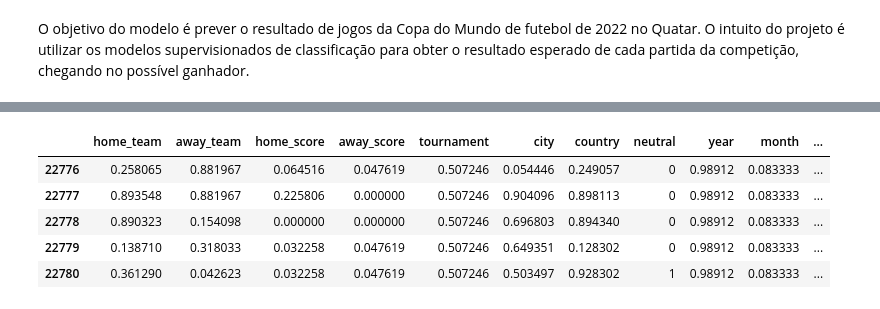
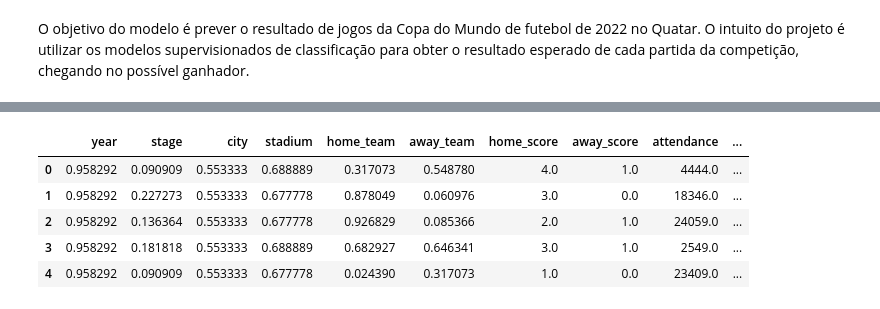
Before and after one commit to xxbielxd/Machine_Learning_Final, a Jupyter notebook: Machine_Learning_Final.ipynb, the cells around one changed output, grey strips where cells are left out. Saved outputs shown, nothing was run; the diff lists cells and outputs as text; code cells hidden in the pictures.

```diff
--- a/Machine_Learning_Final.ipynb
+++ b/Machine_Learning_Final.ipynb
@@ -40,7 +40,7 @@ import pandas as pd
 import numpy as np
 # %%
 # Realizamos a leitura do dataset
-dados = pd.read_csv("results.csv")
+dados = pd.read_csv("jogos.csv")
 # %%
 # Fazemos a descrição dos dados:
 dados.head()
@@ -98,9 +121,0 @@ dados[["home_score","away_score"]]
-# %%
-# Separamos os valores de data em colunas diferentes
-dados[["year", "month", "day"]] = dados["date"].str.split("-", expand = True)
-
-# Convertemos as strings para inteiros
-dados[["year", "month", "day"]] = dados[["year", "month", "day"]].astype("int")
-dados[["year", "month", "day"]]
-
-dados.drop("date", axis=1)
@@ -122,9 +278,9 @@ dados.drop("date", axis=1)
 # Mudamos os valores de cada coluna categorica para o tipo category, para futuramente transformá-los em números
 dados["home_team"]  = dados["home_team"].astype('category')
 dados["away_team"]  = dados["away_team"].astype('category')
-dados["tournament"] = dados["tournament"].astype('category')
+dados["stadium"] = dados["stadium"].astype('category')
 dados["city"]       = dados["city"].astype('category')
-dados["country"]    = dados["country"].astype('category')
+dados["stage"]    = dados["stage"].astype('category')
 dados.info()
 # %% [output]
 <class 'pandas.core.frame.DataFrame'>
@@ -149,9 +304,10 @@ memory usage: 2.1+ MB
 # %%
 # Convertemos as colunas categoricas para inteiros
+#dados = dados.query("year >= 2000")
 dados["home_team"] = dados["home_team"].cat.codes
 dados["away_team"] = dados["away_team"].cat.codes
-dados["tournament"] = dados["tournament"].cat.codes
+dados["stadium"] = dados["stadium"].cat.codes
 dados["city"] = dados["city"].cat.codes
-dados["country"] = dados["country"].cat.codes
+dados["stage"] = dados["stage"].cat.codes
 dados.head()
 # %% [output]
@@ -164,45 +320,17 @@ dados.head()
 # %%
-# Criamos uma coluna para mencionar o vencedor da partida
+# Remover a coluna conditions
 
-def classificar_vencedor(x):
-    if x["home_score"] == x["away_score"]:
-        x["winner_home"] = 2
-    else:
-        if x["home_score"] > x["away_score"]:
-            x["winner_home"] = 1
-        else:
-            x["winner_home"] = 0
-    return x
-
-dados = dados.query("year >= 2000")
-dados = dados.apply(lambda x: classificar_vencedor(x),axis=1)
-print(dados)
-
-# Verificar os tipos de valores na neutral
-dados["neutral"].unique()
-
-# Transformar em inteiro
-
-dados["neutral"] = dados["neutral"].astype(int)
-
-# Remover coluna de data
-
-dados.drop(["date"], axis=1,inplace=True)
+dados.drop(["conditions"], axis=1,inplace=True)
 
 # Normalizar os dados
 from sklearn import preprocessing
 
 dados["home_team"] = dados["home_team"] / dados["home_team"].max()
 dados["away_team"] = dados["away_team"] / dados["away_team"].max()
-dados["home_score"] = dados["home_score"] / dados["home_score"].max()
-dados["away_score"] = dados["away_score"] / dados["away_score"].max()
-dados["tournament"] = dados["tournament"] / dados["tournament"].max()
+dados["stadium"] = dados["stadium"] / dados["stadium"].max()
 dados["city"] = dados["city"] / dados["city"].max()
-dados["country"] = dados["country"] / dados["country"].max()
+dados["stage"] = dados["stage"] / dados["stage"].max()
 dados["year"] = dados["year"] / dados["year"].max()
-dados["month"] = dados["month"] / dados["month"].max()
-dados["day"] = dados["day"] / dados["day"].max()
-
 
 dados.head()
 # %% [output]
@@ -226,9 +337,9 @@ dados.head()
-|  | home_team | away_team | home_score | away_score | tournament | city | country | neutral | year | month | ... |
-| 22776 | 0.258065 | 0.881967 | 0.064516 | 0.047619 | 0.507246 | 0.054446 | 0.249057 | 0 | 0.98912 | 0.083333 | ... |
-| 22777 | 0.893548 | 0.881967 | 0.225806 | 0.000000 | 0.507246 | 0.904096 | 0.898113 | 0 | 0.98912 | 0.083333 | ... |
-| 22778 | 0.890323 | 0.154098 | 0.000000 | 0.000000 | 0.507246 | 0.696803 | 0.894340 | 0 | 0.98912 | 0.083333 | ... |
-| 22779 | 0.138710 | 0.318033 | 0.032258 | 0.047619 | 0.507246 | 0.649351 | 0.128302 | 0 | 0.98912 | 0.083333 | ... |
-| 22780 | 0.361290 | 0.042623 | 0.032258 | 0.047619 | 0.507246 | 0.503497 | 0.928302 | 1 | 0.98912 | 0.083333 | ... |
+|  | year | stage | city | stadium | home_team | away_team | home_score | away_score | attendance | ... |
+| 0 | 0.958292 | 0.090909 | 0.553333 | 0.688889 | 0.317073 | 0.548780 | 4.0 | 1.0 | 4444.0 | ... |
+| 1 | 0.958292 | 0.227273 | 0.553333 | 0.677778 | 0.878049 | 0.060976 | 3.0 | 0.0 | 18346.0 | ... |
+| 2 | 0.958292 | 0.136364 | 0.553333 | 0.677778 | 0.926829 | 0.085366 | 2.0 | 1.0 | 24059.0 | ... |
+| 3 | 0.958292 | 0.181818 | 0.553333 | 0.688889 | 0.682927 | 0.646341 | 3.0 | 1.0 | 2549.0 | ... |
+| 4 | 0.958292 | 0.090909 | 0.553333 | 0.677778 | 0.024390 | 0.317073 | 1.0 | 0.0 | 23409.0 | ... |
 # %%
 # Verificar correlação
 
```
Also changed, not shown: parts of 20 cells of this notebook, 1 other file.
